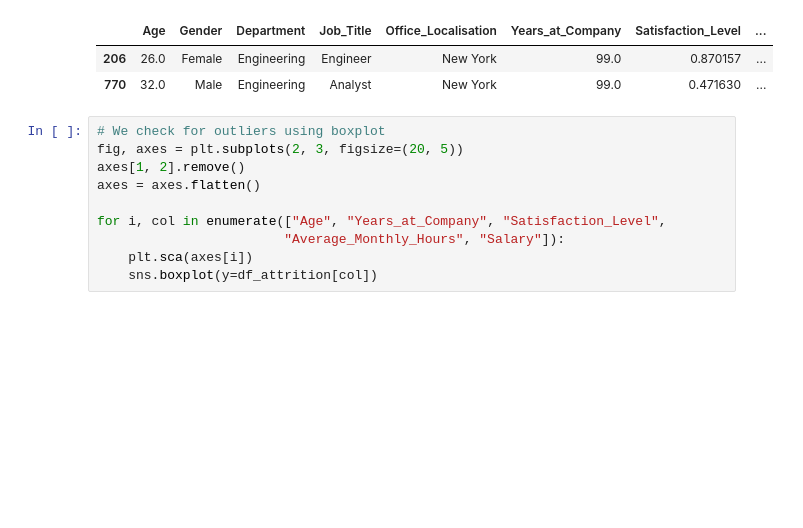
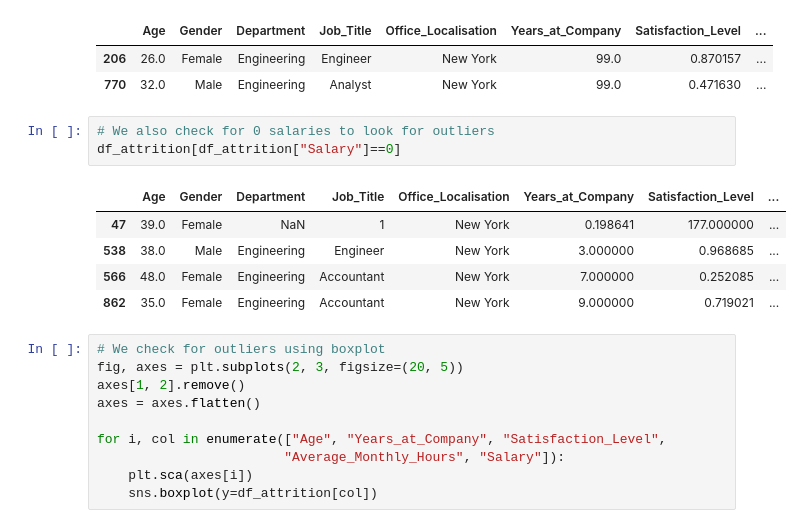
Before and after one commit to elissamim/attrition, a Jupyter notebook: notebooks/attrition_classification.ipynb, the cells around one changed output. Cells and saved outputs as stored; diff of their text form; blank space fills up the shorter version.

```diff
--- a/notebooks/attrition_classification.ipynb
+++ b/notebooks/attrition_classification.ipynb
@@ -161,6 +161,15 @@ df_attrition[df_attrition["Age"] < df_attrition["Years_at_Company"]]
 |  | Age | Gender | Department | Job_Title | Office_Localisation | Years_at_Company | Satisfaction_Level | ... |
 | 206 | 26.0 | Female | Engineering | Engineer | New York | 99.0 | 0.870157 | ... |
 | 770 | 32.0 | Male | Engineering | Analyst | New York | 99.0 | 0.471630 | ... |
+# %%
+# We also check for 0 salaries to look for outliers
+df_attrition[df_attrition["Salary"]==0]
+# %% [output]
+|  | Age | Gender | Department | Job_Title | Office_Localisation | Years_at_Company | Satisfaction_Level | ... |
+| 47 | 39.0 | Female | NaN | 1 | New York | 0.198641 | 177.000000 | ... |
+| 538 | 38.0 | Male | Engineering | Engineer | New York | 3.000000 | 0.968685 | ... |
+| 566 | 48.0 | Female | Engineering | Accountant | New York | 7.000000 | 0.252085 | ... |
+| 862 | 35.0 | Female | Engineering | Accountant | New York | 9.000000 | 0.719021 | ... |
 # %%
 # We check for outliers using boxplot
 fig, axes = plt.subplots(2, 3, figsize=(20, 5))
```
Also changed, not shown: parts of 10 cells of this notebook.
